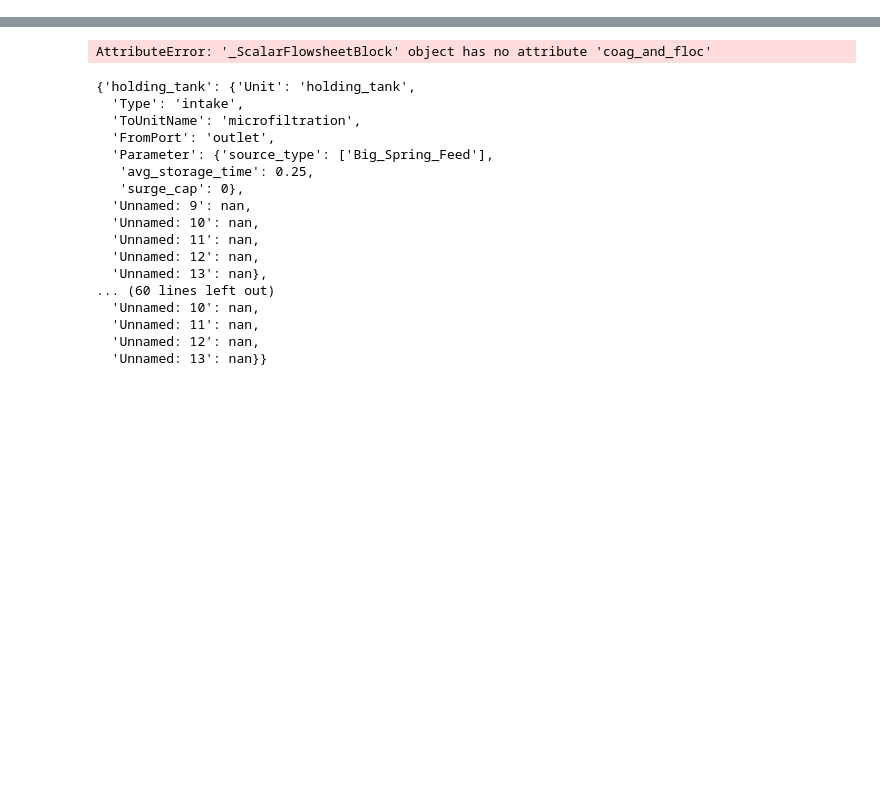
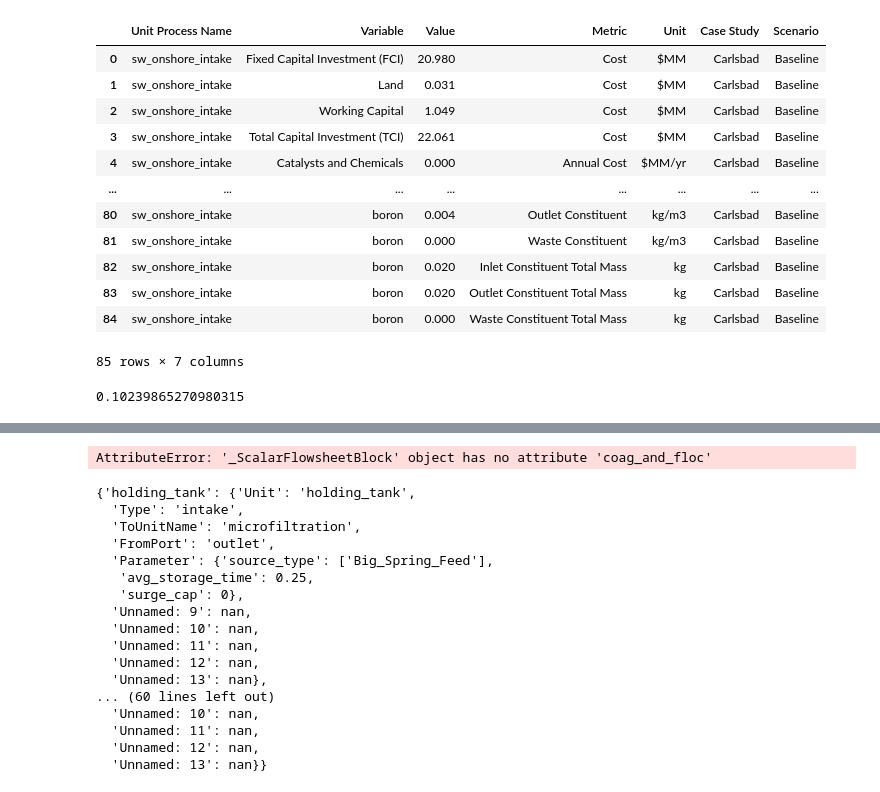
Before and after one commit to NREL/WaterTAP3, a Jupyter notebook: IDAES-WaterTAP3_v2/ArielScratch.ipynb, the cells around one changed output, grey strips where cells are left out. Drawn from its saved outputs; the diff is of its cells as text; code cells hidden in the pictures; blank space fills up the shorter version.

```diff
--- a/IDAES-WaterTAP3_v2/ArielScratch.ipynb
+++ b/IDAES-WaterTAP3_v2/ArielScratch.ipynb
@@ -141,0 +216,16 @@ wt.run_water_tap(m = m, solver_results = False, print_model_results = True, obje
+# %%
+table[table[((["Unit Process Name"]) == ("sw_onshore_intake" & ())]
+# %% [output]
+|  | Unit Process Name | Variable | Value | Metric | Unit | Case Study | Scenario |
+| 0 | sw_onshore_intake | Fixed Capital Investment (FCI) | 20.980 | Cost | $MM | Carlsbad | Baseline |
+| 1 | sw_onshore_intake | Land | 0.031 | Cost | $MM | Carlsbad | Baseline |
+| 2 | sw_onshore_intake | Working Capital | 1.049 | Cost | $MM | Carlsbad | Baseline |
+| 3 | sw_onshore_intake | Total Capital Investment (TCI) | 22.061 | Cost | $MM | Carlsbad | Baseline |
+| 4 | sw_onshore_intake | Catalysts and Chemicals | 0.000 | Annual Cost | $MM/yr | Carlsbad | Baseline |
+| ... | ... | ... | ... | ... | ... | ... | ... |
+| 80 | sw_onshore_intake | boron | 0.004 | Outlet Constituent | kg/m3 | Carlsbad | Baseline |
+| 81 | sw_onshore_intake | boron | 0.000 | Waste Constituent | kg/m3 | Carlsbad | Baseline |
+| 82 | sw_onshore_intake | boron | 0.020 | Inlet Constituent Total Mass | kg | Carlsbad | Baseline |
+| 83 | sw_onshore_intake | boron | 0.020 | Outlet Constituent Total Mass | kg | Carlsbad | Baseline |
+| 84 | sw_onshore_intake | boron | 0.000 | Waste Constituent Total Mass | kg | Carlsbad | Baseline |
+85 rows × 7 columns
@@ -142,3 +234,7 @@ wt.run_water_tap(m = m, solver_results = False, print_model_results = True, obje
+# %%
+value(m.fs.sw_onshore_intake.electricity)
+# %% [output]
+0.10239865270980315
 # %%
 #wt.run_water_tap(m=m, solver_results=True, print_model_results=True)
 # %%
```
Also changed, not shown: parts of 13 cells of this notebook, 7 other files.
